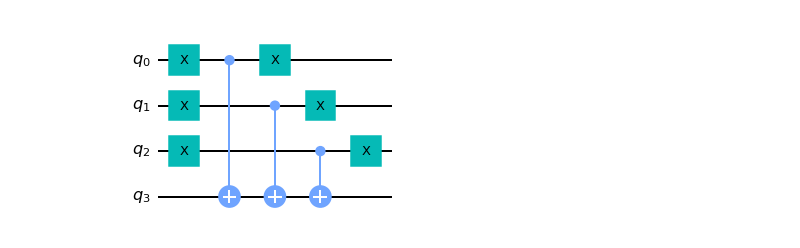
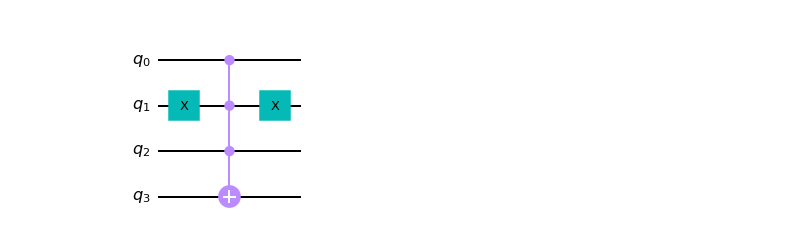
Before and after one commit to sidambhire/QCID-Project, a Jupyter notebook: Algoritms/Grover Oracle.ipynb, the cells around one changed output. Saved outputs shown, nothing was run; the diff lists cells and outputs as text; code cells hidden in the pictures.

```diff
--- a/Algoritms/Grover Oracle.ipynb
+++ b/Algoritms/Grover Oracle.ipynb
@@ -53,0 +13,28 @@ def amplification(n):
+# %%
+def oracle(val, n):
+    # We need to make a QuantumCircuit object to return
+    # This circuit has n+1 qubits: the size of the input,
+    # plus one output qubit
+    oracle_qc = QuantumCircuit(n+1)
+
+    # Next, format 'val' as a binary string of length 'n', padded with zeros:
+    b_str = format(val, '0'+str(n)+'b')
+    # Next, we place the first X-gates. Each digit in our binary string
+    # corresponds to a qubit, if the digit is 0, we do nothing, if it's 1
+    # we apply an X-gate to that qubit:
+    for qubit in range(len(b_str)):
+        if b_str[qubit] == '0':
+            oracle_qc.x(qubit)
+    # Do multi-controlled-X gate
+    oracle_qc.mct(list(range(n)), n)
+
+
+    # Next, place the final X-gates
+    for qubit in range(len(b_str)):
+        if b_str[qubit] == '0':
+            oracle_qc.x(qubit)
+
+
+    oracle_gate = oracle_qc.to_gate()
+    oracle_gate.name = "U$_\omega$" # To show when we display the circuit
+    return oracle_gate, oracle_qc
@@ -89,5 +95,5 @@ b.draw()
 # %%
-a,b=oracle(7,3)
+a,b=oracle(5,3)
 b.draw()
 # %% [output]
-[figure, old version]
+[figure, new version]
```
Also changed, not shown: parts of 10 cells of this notebook.
